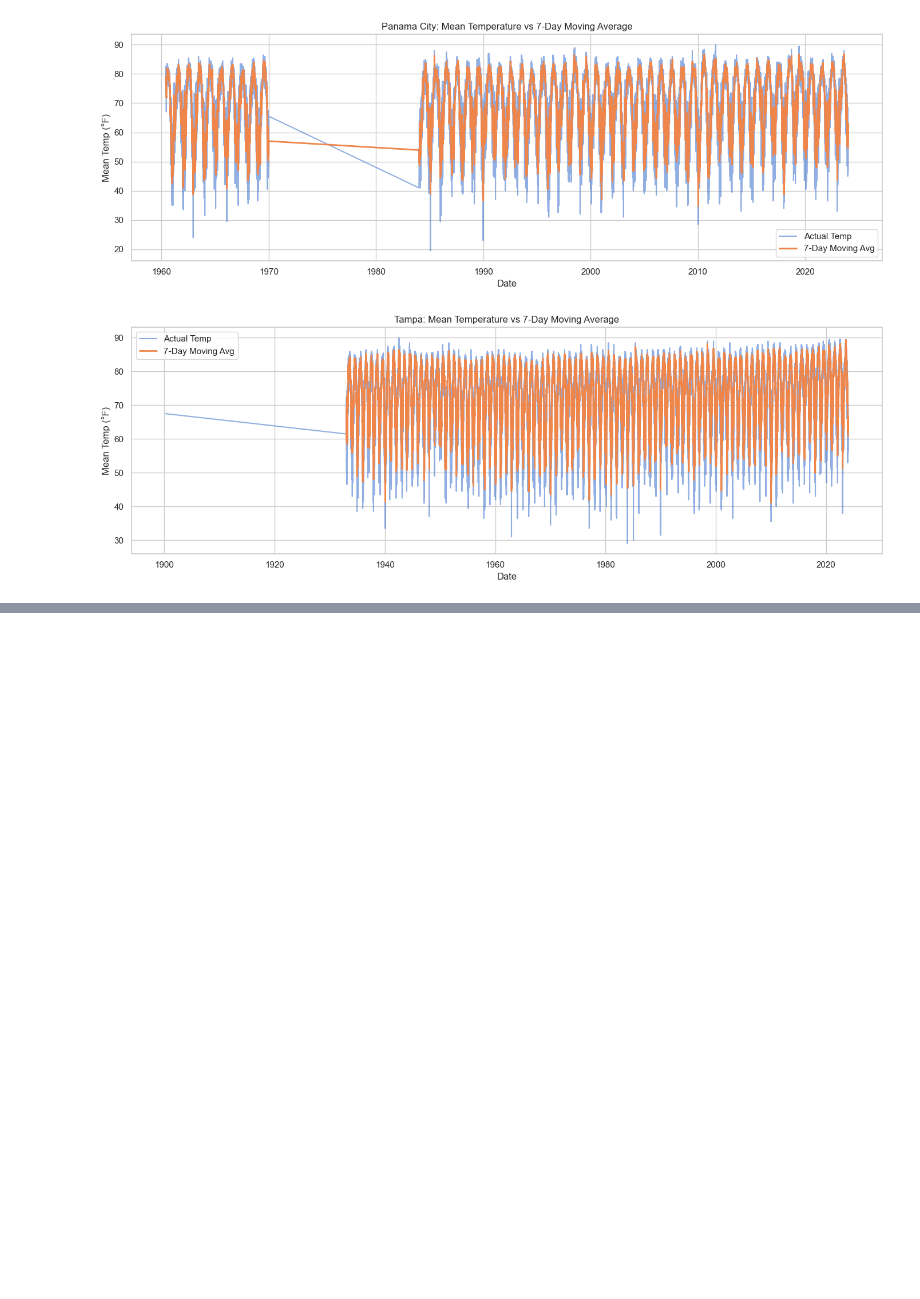
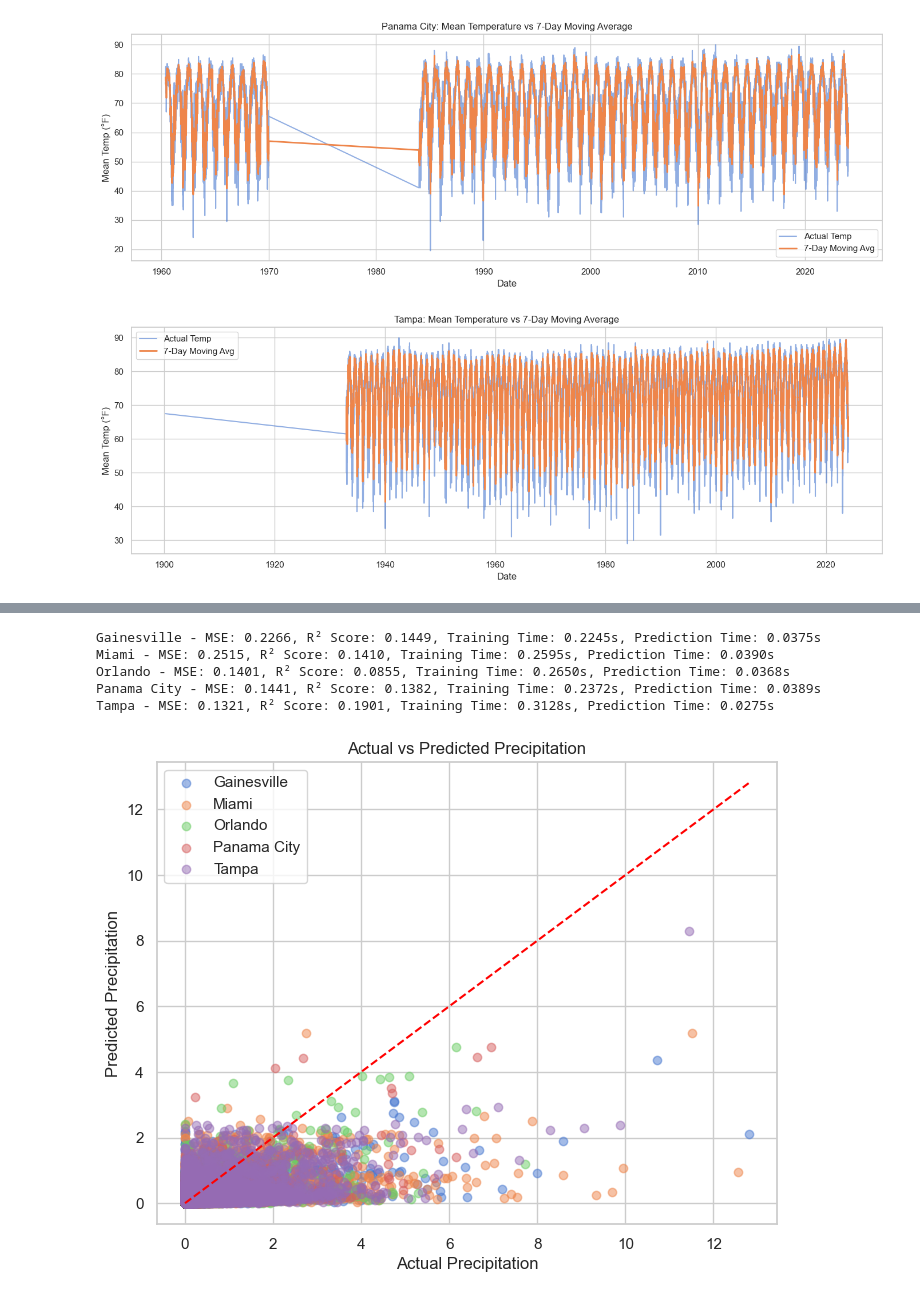
Before and after one commit to ThatGuyMrZero/DataScienceFinalProject, a Jupyter notebook: PyCharmMiscProject/notebook.ipynb, the cells around one changed output, grey strips where cells are left out. Drawn from its saved outputs; the diff is of its cells as text; code cells hidden in the pictures; blank space fills up the shorter version.

```diff
--- a/PyCharmMiscProject/notebook.ipynb
+++ b/PyCharmMiscProject/notebook.ipynb
@@ -206,0 +203,66 @@ Tampa - MSE: 0.1629, R² Score: 0.0017, Training Time: 0.0053s, Prediction Time:
+# %%
+from sklearn.ensemble import RandomForestRegressor
+
+for i, city in enumerate(cities, 1):
+    city_data = combined_df_clean[combined_df_clean['City'] == city]
+
+    # Selecting relevant features and target
+    X = city_data[['MEAN TEMP','MAX TEMP', 'MIN TEMP', 'MONTH']]
+    y = city_data['PRECIPITATION']
+
+    # Split into training and testing sets (80%, 20%)
+    X_train, X_test, y_train, y_test = train_test_split(X, y, test_size=0.2, random_state=42)
+
+    start_time = time.time()
+
+    # Train Decision Tree Regressor
+    model = RandomForestRegressor(n_estimators=100, max_depth=8, random_state=42, n_jobs=-1)
+    model.fit(X_train, y_train)
+
+    training_time = time.time() - start_time
+
+    city_models[city] = model
+
+    start_time = time.time()
+    y_pred = model.predict(X_test)
+    prediction_time = time.time() - start_time
+
+    # Calculate evaluation metrics
+    mse = mean_squared_error(y_test, y_pred)
+    r2 = r2_score(y_test, y_pred)
+
+    print(f"{city} - MSE: {mse:.4f}, R² Score: {r2:.4f}, Training Time: {training_time:.4f}s, Prediction Time: {prediction_time:.4f}s")
+
+    # Plot decision tree for each city
+    #plt.subplot(2, len(cities)//2 + 1, i)
+    #plot_tree(model, feature_names=['MEAN TEMP', 'MONTH'], filled=True, fontsize=6)
+    #plt.title(f'Decision Tree for {city}')
+
+#plt.tight_layout()
+#plt.show()
+
+# Scatter plot to visualize actual vs predicted precipitation
+plt.figure(figsize=(8, 6))
+for city, model in city_models.items():
+    city_data = combined_df_clean[combined_df_clean['City'] == city]
+    X_city = city_data[['MEAN TEMP', 'MAX TEMP', 'MIN TEMP', 'MONTH']]
+    y_city_actual = city_data['PRECIPITATION']
+    y_city_pred = model.predict(X_city)
+
+    plt.scatter(y_city_actual, y_city_pred, label=city, alpha=0.5)
+
+plt.plot([min(combined_df_clean['PRECIPITATION']), max(combined_df_clean['PRECIPITATION'])],
+         [min(combined_df_clean['PRECIPITATION']), max(combined_df_clean['PRECIPITATION'])],
+         color='red', linestyle='--')
+plt.xlabel('Actual Precipitation')
+plt.ylabel('Predicted Precipitation')
+plt.legend()
+plt.title('Actual vs Predicted Precipitation')
+plt.show()
+# %% [output]
+Gainesville - MSE: 0.2266, R² Score: 0.1449, Training Time: 0.2245s, Prediction Time: 0.0375s
+Miami - MSE: 0.2515, R² Score: 0.1410, Training Time: 0.2595s, Prediction Time: 0.0390s
+Orlando - MSE: 0.1401, R² Score: 0.0855, Training Time: 0.2650s, Prediction Time: 0.0368s
+Panama City - MSE: 0.1441, R² Score: 0.1382, Training Time: 0.2372s, Prediction Time: 0.0389s
+Tampa - MSE: 0.1321, R² Score: 0.1901, Training Time: 0.3128s, Prediction Time: 0.0275s
+[figure, added]
```
Also changed, not shown: parts of 2 cells of this notebook.
